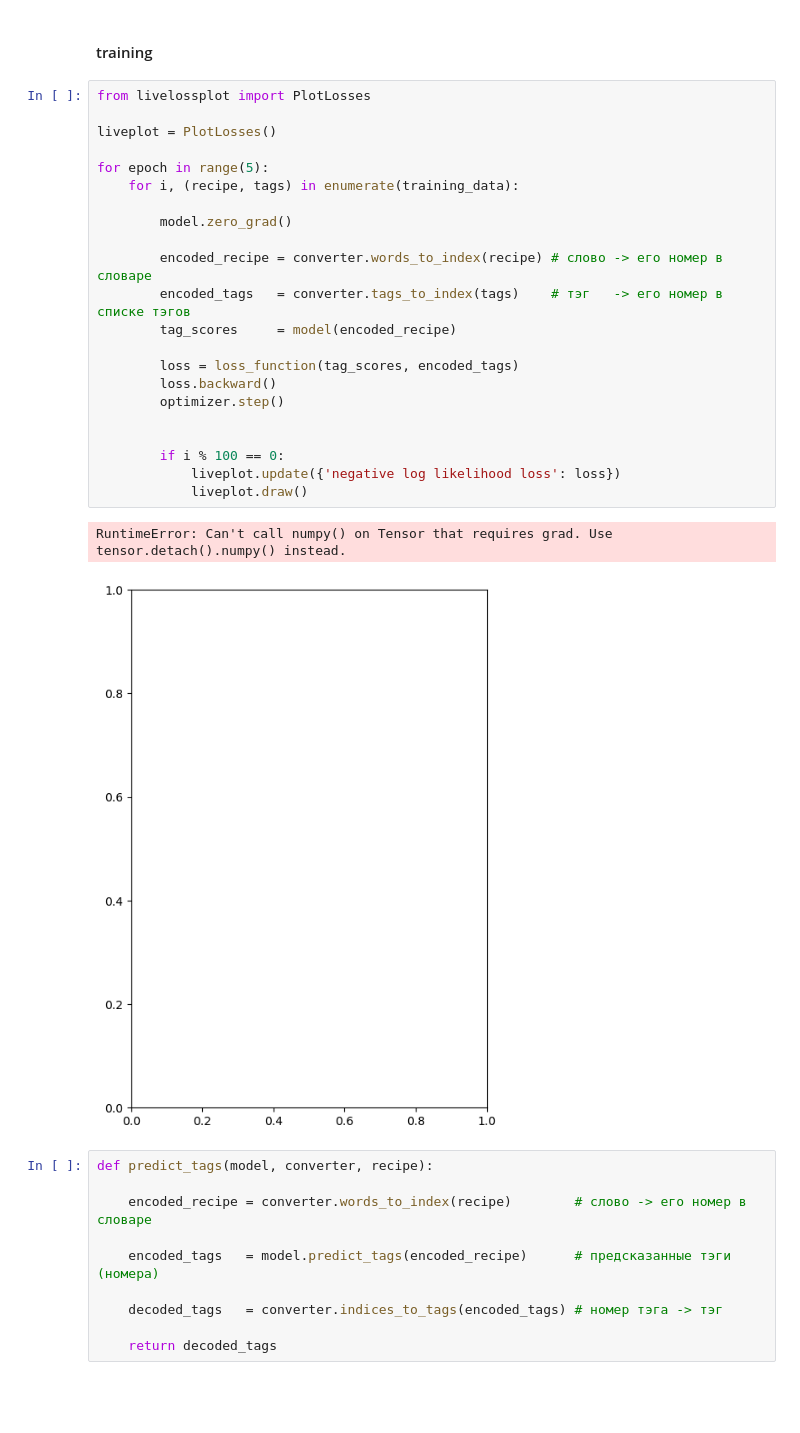
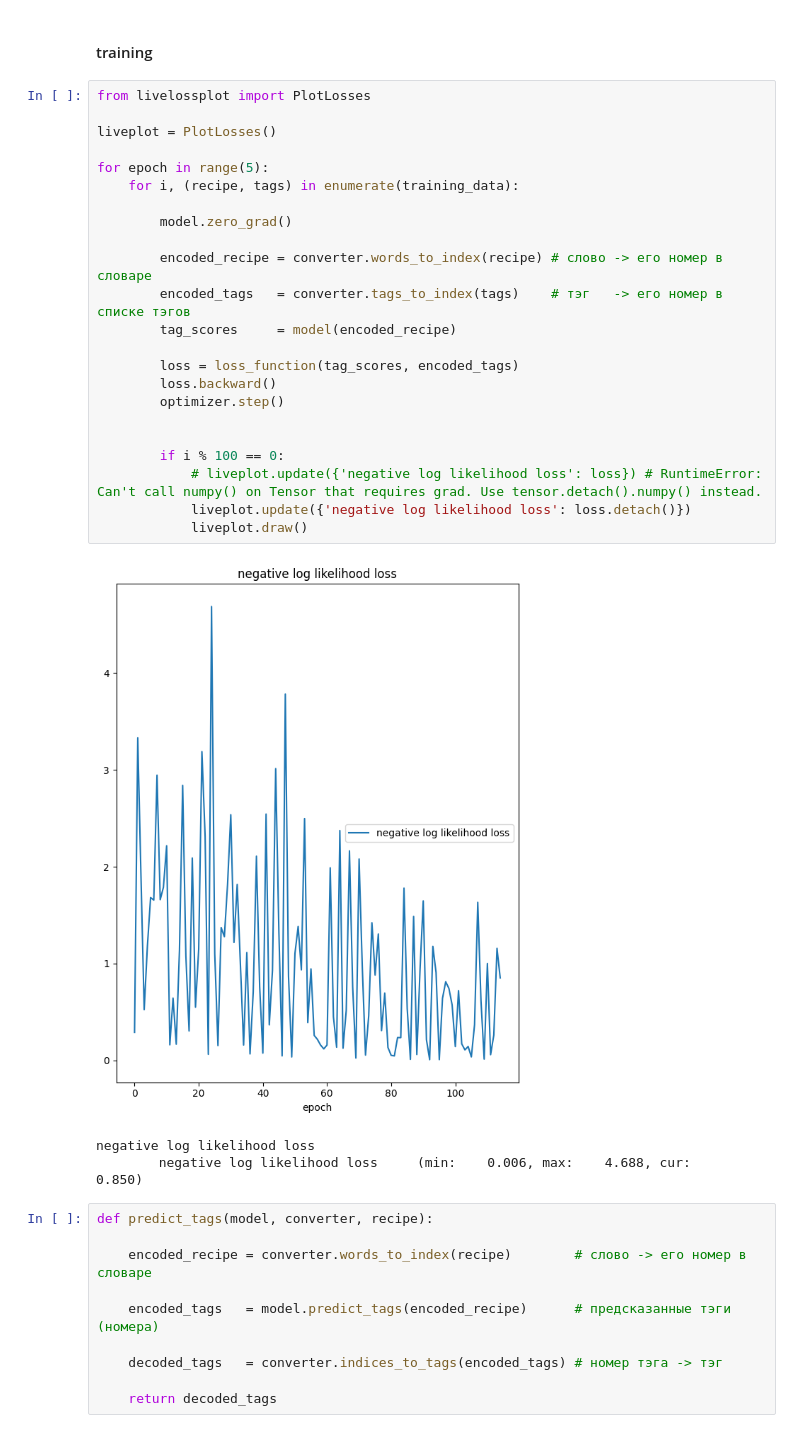
Before and after one commit to wegolev/aspect_sentiment_SentiRuEval-2015, a Jupyter notebook: aspect_sentiment_eval.ipynb, the cells around one changed output. Drawn from its saved outputs; the diff is of its cells as text; blank space fills up the shorter version.

```diff
--- a/aspect_sentiment_eval.ipynb
+++ b/aspect_sentiment_eval.ipynb
@@ -376,28 +374,30 @@ optimizer     = optim.SGD(model.parameters(), lr=0.1)
 # %%
 from livelossplot import PlotLosses
 
 liveplot = PlotLosses()
 
 for epoch in range(5):
     for i, (recipe, tags) in enumerate(training_data):
 
         model.zero_grad()
 
         encoded_recipe = converter.words_to_index(recipe) # слово -> его номер в словаре
         encoded_tags   = converter.tags_to_index(tags)    # тэг   -> его номер в списке тэгов
         tag_scores     = model(encoded_recipe)
 
         loss = loss_function(tag_scores, encoded_tags)
         loss.backward()
         optimizer.step()
 
 
         if i % 100 == 0:
-            liveplot.update({'negative log likelihood loss': loss})
+            # liveplot.update({'negative log likelihood loss': loss}) # RuntimeError: Can't call numpy() on Tensor that requires grad. Use tensor.detach().numpy() instead.
+            liveplot.update({'negative log likelihood loss': loss.detach()})
             liveplot.draw()
 # %% [output]
+[figure, new version]
-RuntimeError: Can't call numpy() on Tensor that requires grad. Use tensor.detach().numpy() instead.
+negative log likelihood loss
+        negative log likelihood loss     (min:    0.006, max:    4.688, cur:    0.850)
-[figure, old version]
 # %%
 def predict_tags(model, converter, recipe):
 
```
Also changed, not shown: parts of 9 cells of this notebook, 3 other files.
